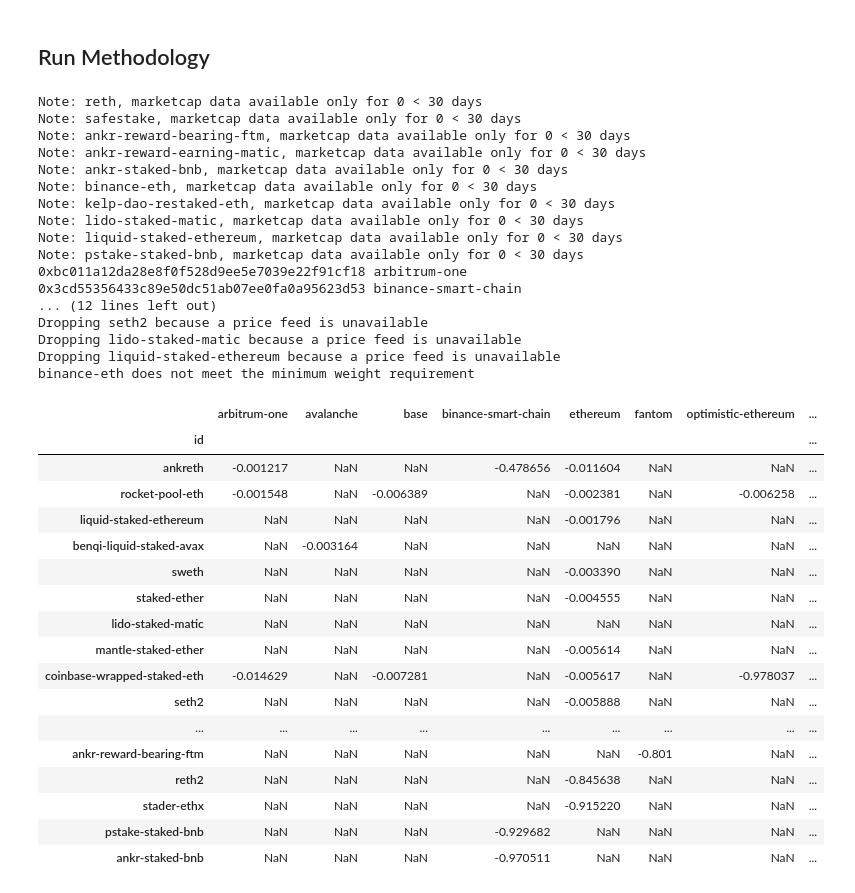
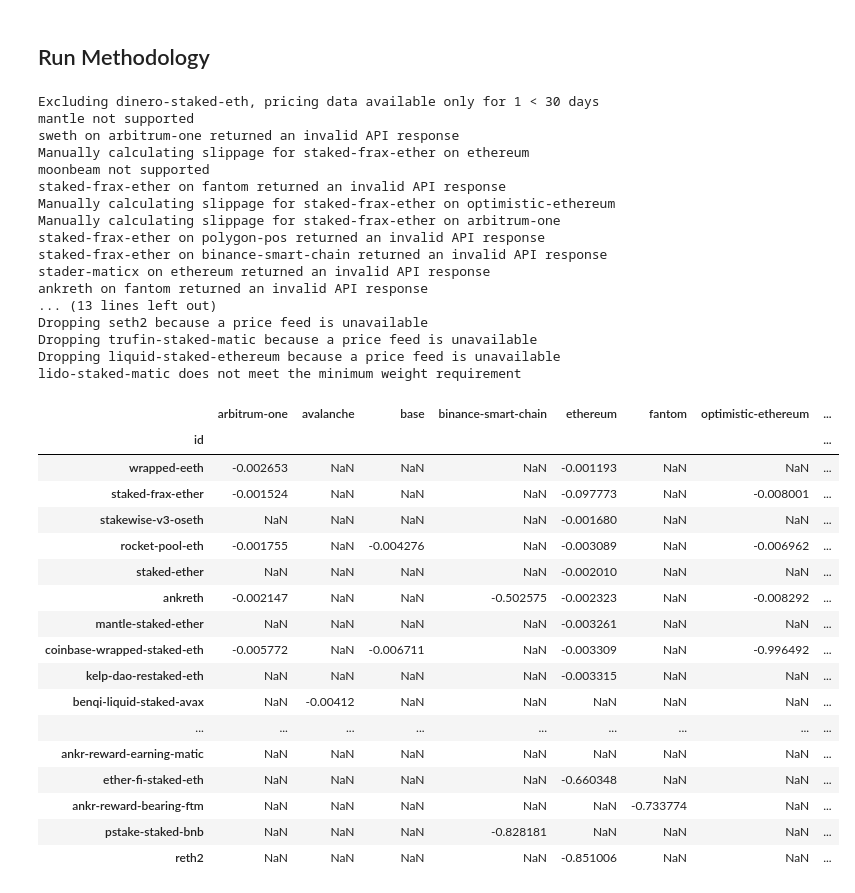
Before and after one commit to Phuture-Finance/rebalancing-data, a Jupyter notebook: PLST/methodology_template.ipynb, the cells around one changed output. Saved outputs shown, nothing was run; the diff lists cells and outputs as text; code cells hidden in the pictures.

Commit message:
Handled no estimatedPriceImpact 0x response, further tweaks to the methodology engine

```diff
--- a/PLST/methodology_template.ipynb
+++ b/PLST/methodology_template.ipynb
@@ -16,7 +16,7 @@ cg = CoinGeckoAPI(api_key=key)
 # %%
 min_mcap =  0
 min_weight = 0.005
-max_weight = 0.3
+max_weight = 0.15
 circ_supply_threshold = 0
 liveness_threshold = 30 # In days
 liquidity_consistency = 90 # In days
@@ -79,54 +79,54 @@ methodology_class = MethodologyBase(
 # %%
 
 results,liquidity = methodology_class.main(
     df_to_remove=[stablecoins,ctokens,atokens],
     remove_category_assets=['frax-ether'],
     values_to_update=[{'id':'benqi-liquid-staked-avax','category':'symbol','value':"sAVAX"},
                       {'id':'rocket-pool-eth','category':'symbol','value':"rETH"},
                       {'id':'staked-ether','category':'symbol','value':"stETH"},
                       {'id':'staked-frax-ether','category':'symbol','value':"sfrxETH"},
                       {'id':'stader-ethx','category':'symbol','value':"ETHx"},
                       {'id':'stakewise-v3-oseth','category':'symbol','value':"osETH"}
                       ],
-    onchain_oracles=['coinbase-wrapped-staked-eth']
+    onchain_oracles=['coinbase-wrapped-staked-eth','lido-staked-matic','sweth','kelp-dao-restaked-eth','stader-maticx','wrapped-eeth']
     )
 liquidity
 # %% [output]
-Note: reth, marketcap data available only for 0 < 30 days
-Note: safestake, marketcap data available only for 0 < 30 days
-Note: ankr-reward-bearing-ftm, marketcap data available only for 0 < 30 days
-Note: ankr-reward-earning-matic, marketcap data available only for 0 < 30 days
-Note: ankr-staked-bnb, marketcap data available only for 0 < 30 days
-Note: binance-eth, marketcap data available only for 0 < 30 days
-Note: kelp-dao-restaked-eth, marketcap data available only for 0 < 30 days
-Note: lido-staked-matic, marketcap data available only for 0 < 30 days
-Note: liquid-staked-ethereum, marketcap data available only for 0 < 30 days
-Note: pstake-staked-bnb, marketcap data available only for 0 < 30 days
-0xbc011a12da28e8f0f528d9ee5e7039e22f91cf18 arbitrum-one
-0x3cd55356433c89e50dc51ab07ee0fa0a95623d53 binance-smart-chain
-... (12 lines left out)
+Excluding dinero-staked-eth, pricing data available only for 1 < 30 days
+mantle not supported
+sweth on arbitrum-one returned an invalid API response
+Manually calculating slippage for staked-frax-ether on ethereum
+moonbeam not supported
+staked-frax-ether on fantom returned an invalid API response
+Manually calculating slippage for staked-frax-ether on optimistic-ethereum
+Manually calculating slippage for staked-frax-ether on arbitrum-one
+staked-frax-ether on polygon-pos returned an invalid API response
+staked-frax-ether on binance-smart-chain returned an invalid API response
+stader-maticx on ethereum returned an invalid API response
+ankreth on fantom returned an invalid API response
+... (13 lines left out)
 Dropping seth2 because a price feed is unavailable
-Dropping lido-staked-matic because a price feed is unavailable
+Dropping trufin-staked-matic because a price feed is unavailable
 Dropping liquid-staked-ethereum because a price feed is unavailable
-binance-eth does not meet the minimum weight requirement
+lido-staked-matic does not meet the minimum weight requirement
 |  | arbitrum-one | avalanche | base | binance-smart-chain | ethereum | fantom | optimistic-ethereum | ... |
 | id |  |  |  |  |  |  |  | ... |
-| ankreth | -0.001217 | NaN | NaN | -0.478656 | -0.011604 | NaN | NaN | ... |
-| rocket-pool-eth | -0.001548 | NaN | -0.006389 | NaN | -0.002381 | NaN | -0.006258 | ... |
-| liquid-staked-ethereum | NaN | NaN | NaN | NaN | -0.001796 | NaN | NaN | ... |
-| benqi-liquid-staked-avax | NaN | -0.003164 | NaN | NaN | NaN | NaN | NaN | ... |
-| sweth | NaN | NaN | NaN | NaN | -0.003390 | NaN | NaN | ... |
-| staked-ether | NaN | NaN | NaN | NaN | -0.004555 | NaN | NaN | ... |
-| lido-staked-matic | NaN | NaN | NaN | NaN | NaN | NaN | NaN | ... |
-| mantle-staked-ether | NaN | NaN | NaN | NaN | -0.005614 | NaN | NaN | ... |
-| coinbase-wrapped-staked-eth | -0.014629 | NaN | -0.007281 | NaN | -0.005617 | NaN | -0.978037 | ... |
-| seth2 | NaN | NaN | NaN | NaN | -0.005888 | NaN | NaN | ... |
+| wrapped-eeth | -0.002653 | NaN | NaN | NaN | -0.001193 | NaN | NaN | ... |
+| staked-frax-ether | -0.001524 | NaN | NaN | NaN | -0.097773 | NaN | -0.008001 | ... |
+| stakewise-v3-oseth | NaN | NaN | NaN | NaN | -0.001680 | NaN | NaN | ... |
+| rocket-pool-eth | -0.001755 | NaN | -0.004276 | NaN | -0.003089 | NaN | -0.006962 | ... |
+| staked-ether | NaN | NaN | NaN | NaN | -0.002010 | NaN | NaN | ... |
+| ankreth | -0.002147 | NaN | NaN | -0.502575 | -0.002323 | NaN | -0.008292 | ... |
+| mantle-staked-ether | NaN | NaN | NaN | NaN | -0.003261 | NaN | NaN | ... |
+| coinbase-wrapped-staked-eth | -0.005772 | NaN | -0.006711 | NaN | -0.003309 | NaN | -0.996492 | ... |
+| kelp-dao-restaked-eth | NaN | NaN | NaN | NaN | -0.003315 | NaN | NaN | ... |
+| benqi-liquid-staked-avax | NaN | -0.00412 | NaN | NaN | NaN | NaN | NaN | ... |
 | ... | ... | ... | ... | ... | ... | ... | ... | ... |
-| ankr-reward-bearing-ftm | NaN | NaN | NaN | NaN | NaN | -0.801 | NaN | ... |
-| reth2 | NaN | NaN | NaN | NaN | -0.845638 | NaN | NaN | ... |
-| stader-ethx | NaN | NaN | NaN | NaN | -0.915220 | NaN | NaN | ... |
-| pstake-staked-bnb | NaN | NaN | NaN | -0.929682 | NaN | NaN | NaN | ... |
-| ankr-staked-bnb | NaN | NaN | NaN | -0.970511 | NaN | NaN | NaN | ... |
+| ankr-reward-earning-matic | NaN | NaN | NaN | NaN | NaN | NaN | NaN | ... |
+| ether-fi-staked-eth | NaN | NaN | NaN | NaN | -0.660348 | NaN | NaN | ... |
+| ankr-reward-bearing-ftm | NaN | NaN | NaN | NaN | NaN | -0.733774 | NaN | ... |
+| pstake-staked-bnb | NaN | NaN | NaN | -0.828181 | NaN | NaN | NaN | ... |
+| reth2 | NaN | NaN | NaN | NaN | -0.851006 | NaN | NaN | ... |
 # %%
 results
 # %% [output]
```
Also changed, not shown: parts of 1 cell of this notebook, 5 other files.
